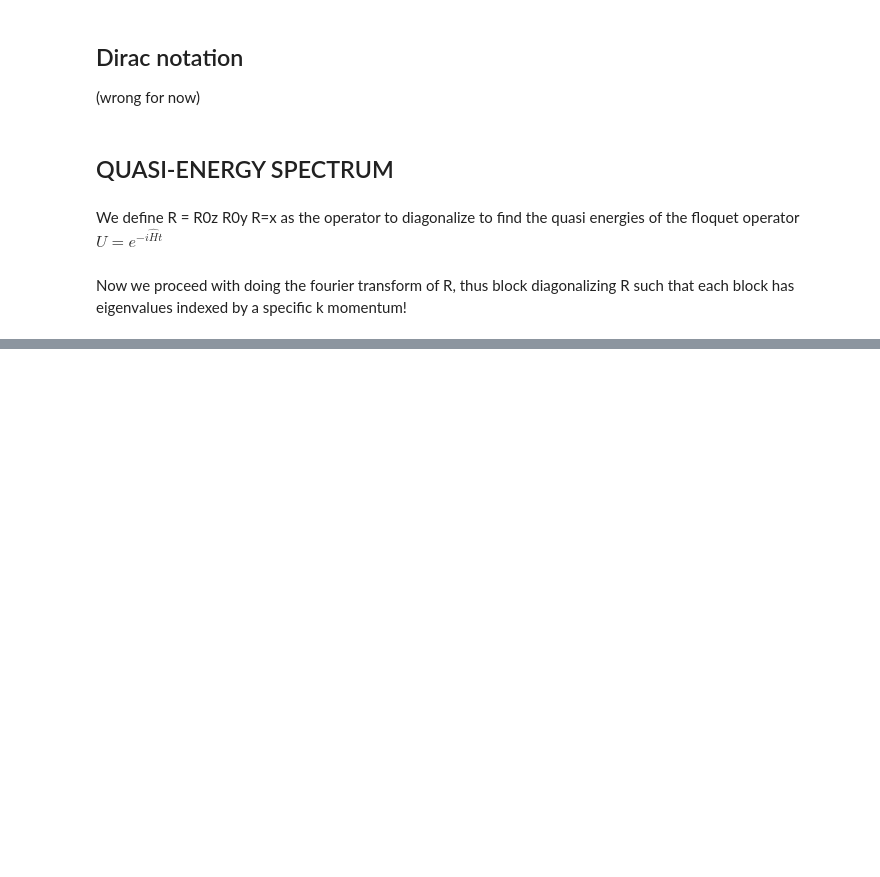
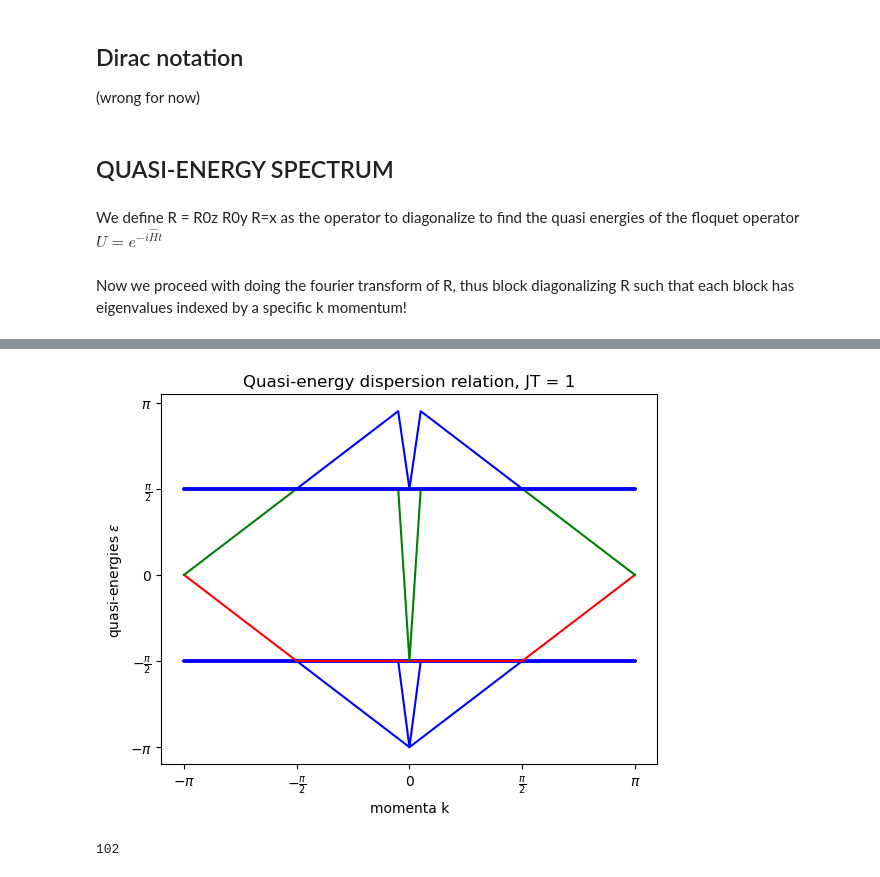
Before and after one commit to gconcheri/MasterThesis, a Jupyter notebook: fermionic_model_PBCx.ipynb, the cells around one changed output, grey strips where cells are left out. Cells and saved outputs as stored; diff of their text form; code cells hidden in the pictures; blank space fills up the shorter version.

```diff
--- a/fermionic_model_PBCx.ipynb
+++ b/fermionic_model_PBCx.ipynb
@@ -360,3 +477,35 @@ Text(0.5, 1.0, 'Quasi-energy dispersion relation, JT = 0.5')
+# %%
+#valid for JT = 0.5
+
+eps_array = np.reshape(eps, -1)
+eps_array = np.concatenate([eps_array, eps_array[0:len_block]])
+ks = np.append(ks,np.pi)
+
+for start in range(0, len(eps_array), len_block):
+    end = start + len_block
+    eps_array[start:end] = np.sort(eps_array[start:end])
+
+for i in range(len_block):
+    if i == len_block//2 -1:
+        plt.plot(ks, np.array([eps_array[i + j*len_block] for j in range(len(ks))]), color = 'red')
+    elif i == len_block//2:
+        plt.plot(ks, np.array([eps_array[i + j*len_block] for j in range(len(ks))]), color = 'green')
+    else:
+        plt.plot(ks, np.array([eps_array[i + j*len_block] for j in range(len(ks))]), color = 'blue')
+plt.xlabel('momenta k')
+plt.ylabel(r'quasi-energies $\epsilon$')
+plt.xticks(ticks=[-np.pi, -np.pi/2, 0, np.pi/2, np.pi],
+                  labels=[r'$-\pi$', r'$-\frac{\pi}{2}$', r'$0$', r'$\frac{\pi}{2}$', r'$\pi$'])
+plt.yticks(ticks=[-np.pi, -np.pi/2, 0, np.pi/2, np.pi],
+                  labels=[r'$-\pi$', r'$-\frac{\pi}{2}$', r'$0$', r'$\frac{\pi}{2}$', r'$\pi$'])
+plt.title(f'Quasi-energy dispersion relation, JT = {T}' )
+plt.savefig(f'PBCx_disprel_JT{T}.png')
+# %% [output]
+[figure, added]
+# %%
+print(len_block)
+# %% [output]
+102
 # %%
 # eigvals, eigvecs = np.linalg.eig(R)
 # print(eigvals)
```
Also changed, not shown: parts of 8 cells of this notebook, 18 other files.
